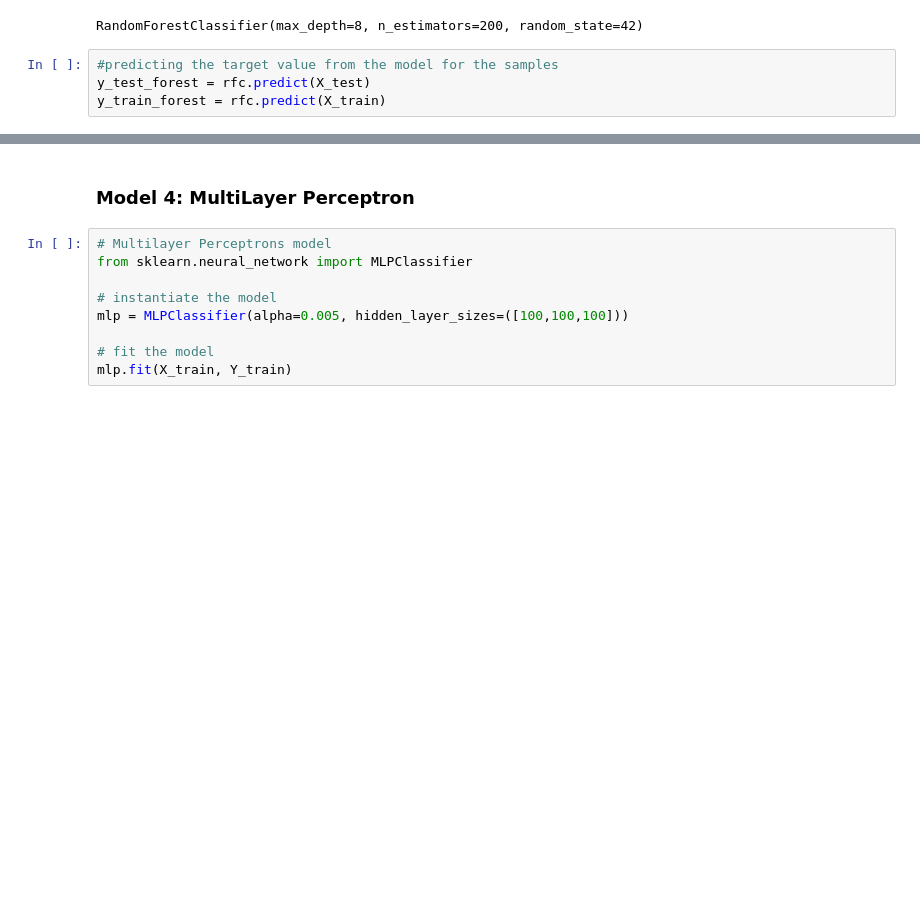
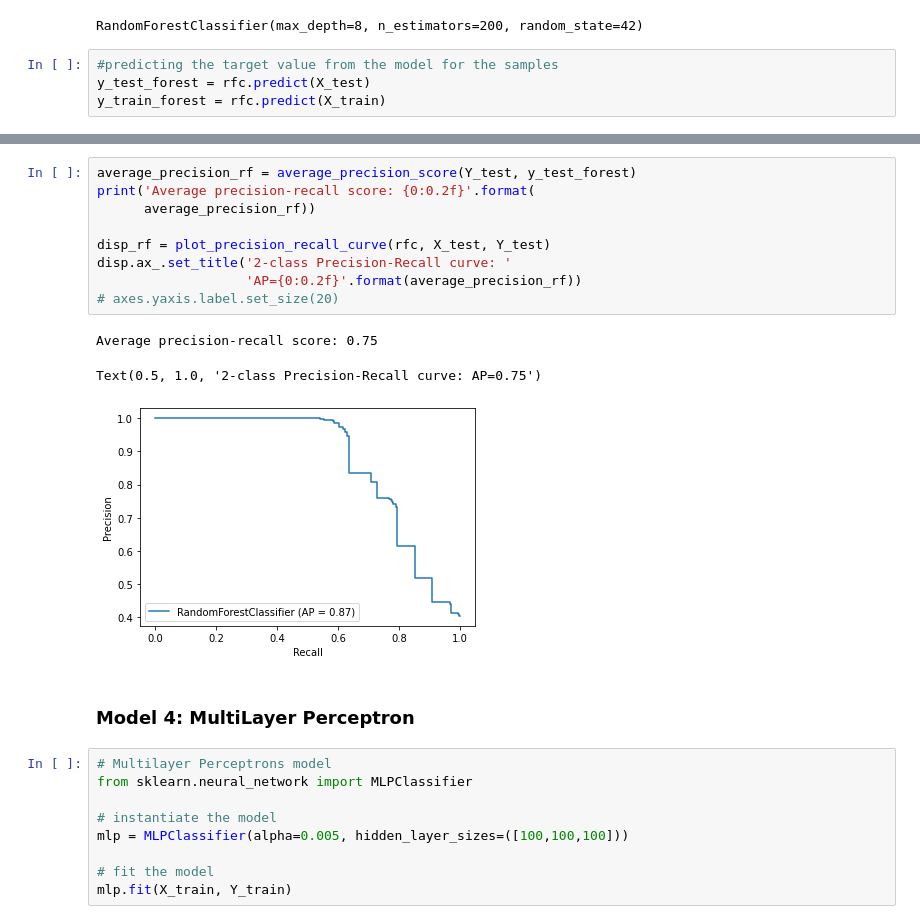
Before and after one commit to visheshkishore/phishing-website-detection, a Jupyter notebook: Phishing Url Model Training.ipynb, the cells around one changed output, grey strips where cells are left out. Saved outputs shown, nothing was run; the diff lists cells and outputs as text; blank space fills up the shorter version.

```diff
--- a/Phishing Url Model Training.ipynb
+++ b/Phishing Url Model Training.ipynb
@@ -321,3 +378,16 @@ plt.show()
+# %%
+average_precision_rf = average_precision_score(Y_test, y_test_forest)
+print('Average precision-recall score: {0:0.2f}'.format(
+      average_precision_rf))
+
+disp_rf = plot_precision_recall_curve(rfc, X_test, Y_test)
+disp.ax_.set_title('2-class Precision-Recall curve: '
+                   'AP={0:0.2f}'.format(average_precision_rf))
+# axes.yaxis.label.set_size(20)
+# %% [output]
+Average precision-recall score: 0.75
+Text(0.5, 1.0, '2-class Precision-Recall curve: AP=0.75')
+[figure, added]
 # %% [markdown]
 ### Model 4: MultiLayer Perceptron
 # %%
```
Also changed, not shown: parts of 19 cells of this notebook.
